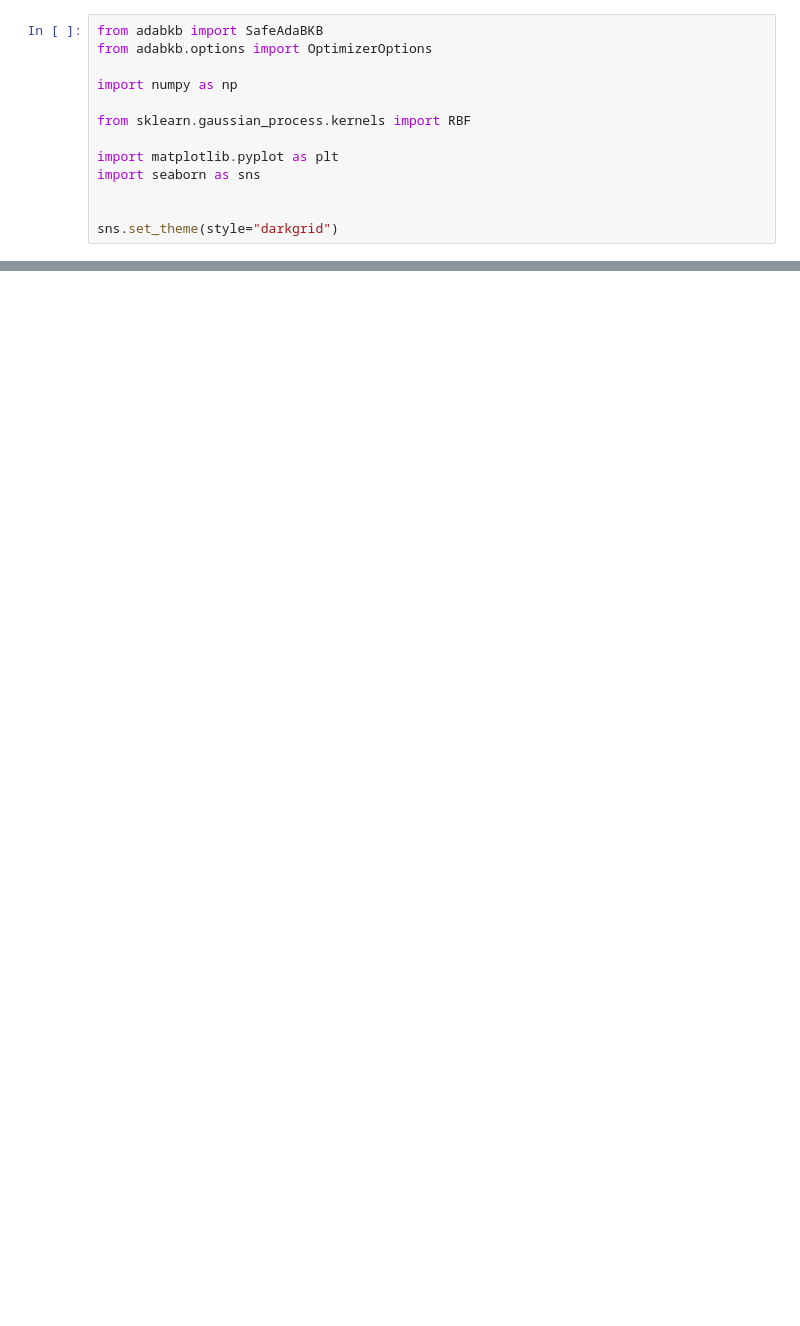
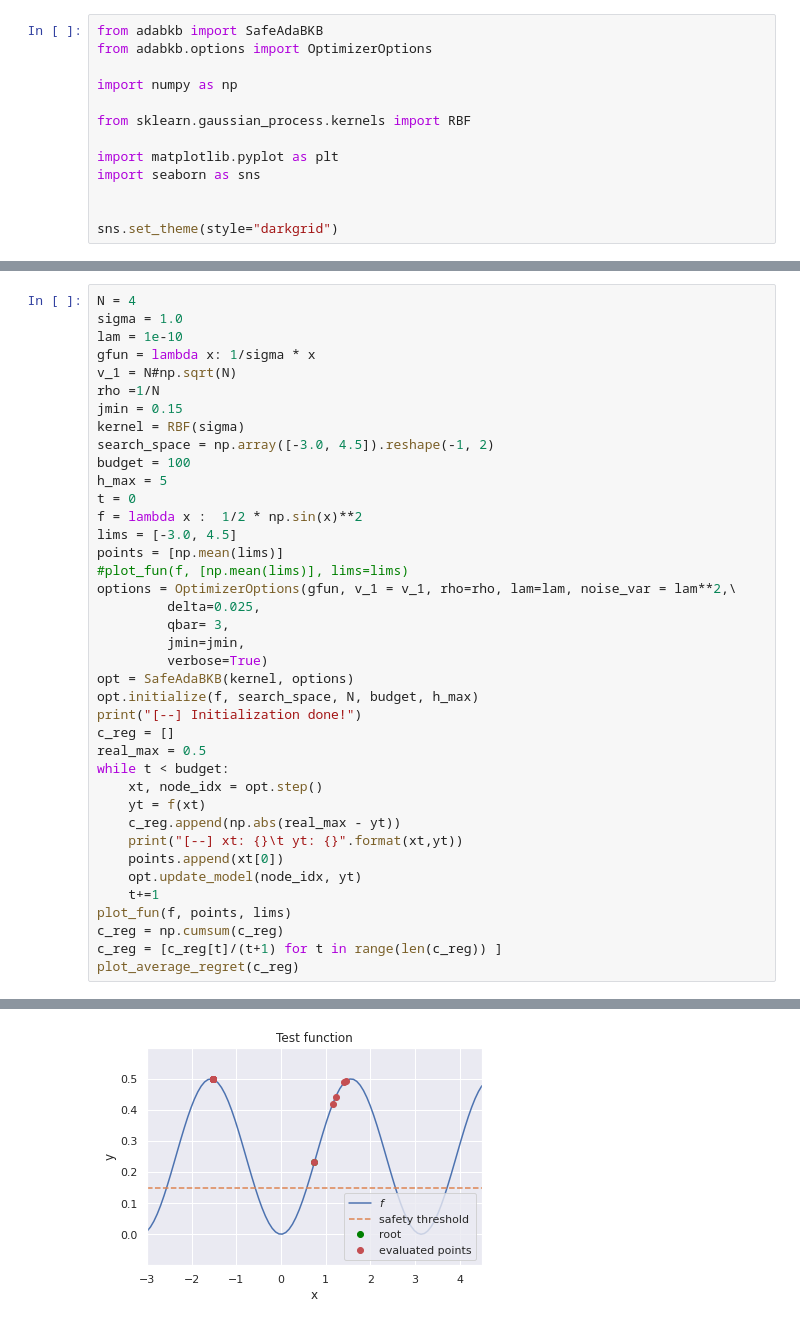
Before and after one commit to Akatsuki96/adabkb, a Jupyter notebook: notebooks/SafeAdaBKB_examples.ipynb, the cells around one changed output, grey strips where cells are left out. Saved outputs shown, nothing was run; the diff lists cells and outputs as text; blank space fills up the shorter version.

```diff
--- a/notebooks/SafeAdaBKB_examples.ipynb
+++ b/notebooks/SafeAdaBKB_examples.ipynb
@@ -84,0 +108,40 @@ plot_fun(points)
+# %%
+N = 4
+sigma = 1.0
+lam = 1e-10
+gfun = lambda x: 1/sigma * x
+v_1 = N#np.sqrt(N)
+rho =1/N
+jmin = 0.15
+kernel = RBF(sigma)
+search_space = np.array([-3.0, 4.5]).reshape(-1, 2)
+budget = 100
+h_max = 5
+t = 0
+f = lambda x :  1/2 * np.sin(x)**2
+lims = [-3.0, 4.5]
+points = [np.mean(lims)]
+#plot_fun(f, [np.mean(lims)], lims=lims)
+options = OptimizerOptions(gfun, v_1 = v_1, rho=rho, lam=lam, noise_var = lam**2,\
+         delta=0.025,
+         qbar= 3,
+         jmin=jmin,
+         verbose=True)
+opt = SafeAdaBKB(kernel, options)
+opt.initialize(f, search_space, N, budget, h_max)
+print("[--] Initialization done!")
+c_reg = []
+real_max = 0.5
+while t < budget:
+    xt, node_idx = opt.step()
+    yt = f(xt)
+    c_reg.append(np.abs(real_max - yt))
+    print("[--] xt: {}\t yt: {}".format(xt,yt))
+    points.append(xt[0])
+    opt.update_model(node_idx, yt)
+    t+=1
+plot_fun(f, points, lims)
+c_reg = np.cumsum(c_reg)
+c_reg = [c_reg[t]/(t+1) for t in range(len(c_reg)) ]
+plot_average_regret(c_reg)
+# %% [output]
@@ -84,0 +165 @@ plot_fun(points)
+[figure, added]
```
Also changed, not shown: parts of 4 cells of this notebook, 4 other files.
